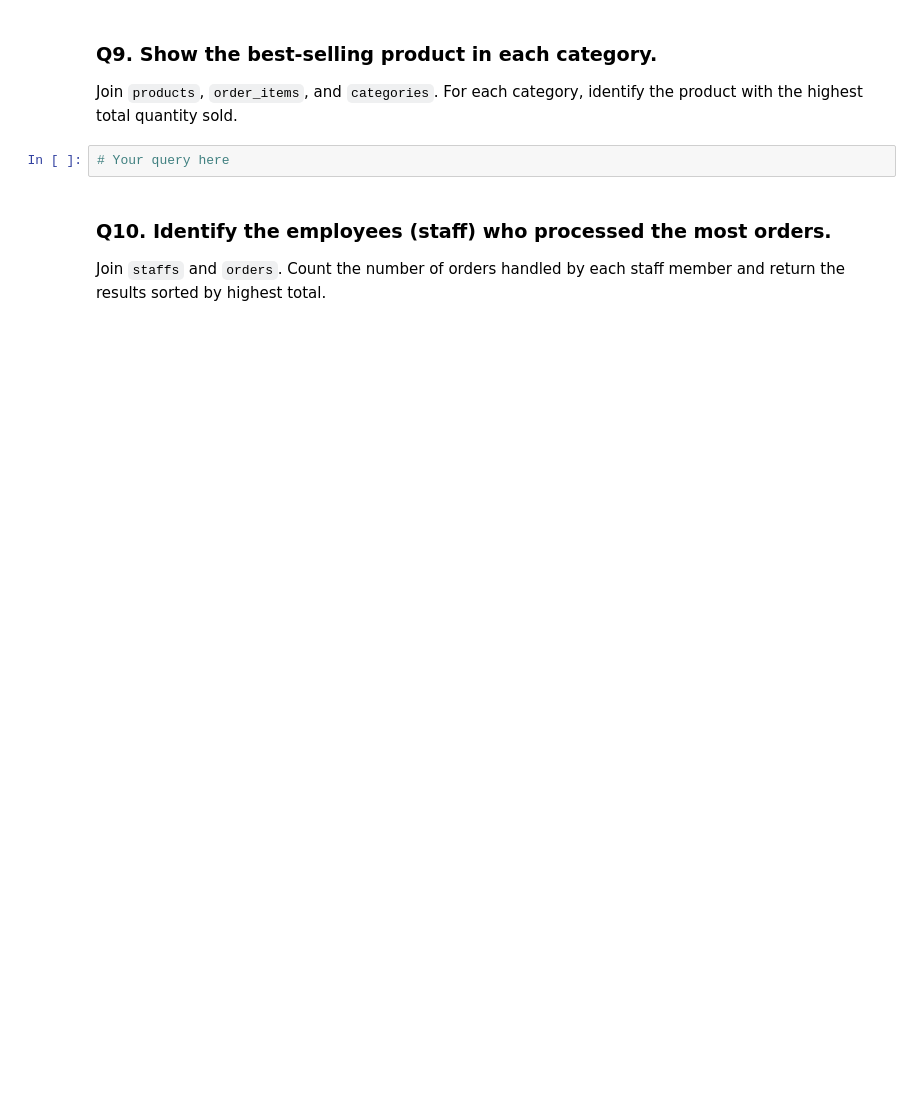
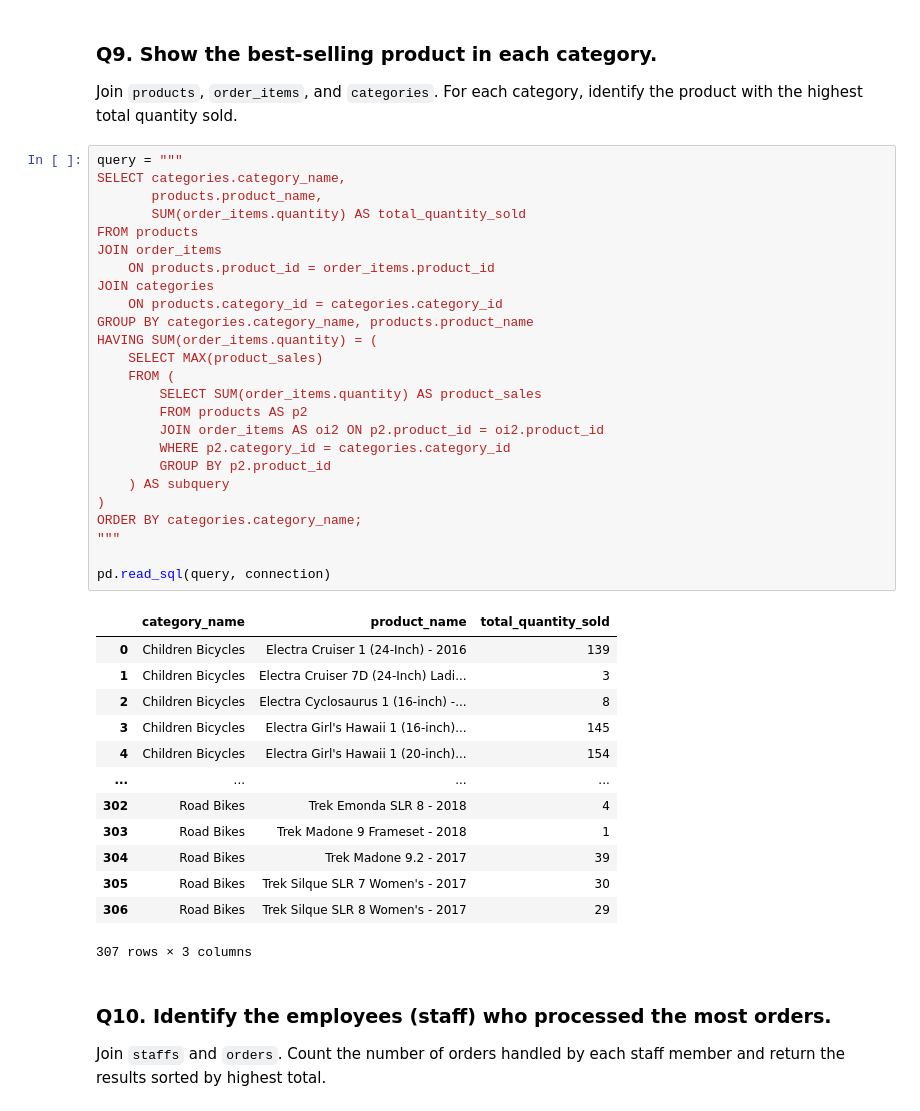
Before and after one commit to angelakberry/SQL_More_Fun, a Jupyter notebook: workflow_practice.ipynb, the cells around one changed output. Drawn from its saved outputs; the diff is of its cells as text; blank space fills up the shorter version.

```diff
--- a/workflow_practice.ipynb
+++ b/workflow_practice.ipynb
@@ -161,7 +289,44 @@ Join `customers`, `orders`, and `order_items`. Sum the total spending per custom
 
 Join `products`, `order_items`, and `categories`. For each category, identify the product with the highest total quantity sold.
 # %%
-# Your query here
+query = """
+SELECT categories.category_name,
+       products.product_name,
+       SUM(order_items.quantity) AS total_quantity_sold
+FROM products
+JOIN order_items
+    ON products.product_id = order_items.product_id
+JOIN categories
+    ON products.category_id = categories.category_id
+GROUP BY categories.category_name, products.product_name
+HAVING SUM(order_items.quantity) = (
+    SELECT MAX(product_sales)
+    FROM (
+        SELECT SUM(order_items.quantity) AS product_sales
+        FROM products AS p2
+        JOIN order_items AS oi2 ON p2.product_id = oi2.product_id
+        WHERE p2.category_id = categories.category_id
+        GROUP BY p2.product_id
+    ) AS subquery
+)
+ORDER BY categories.category_name;
+"""
+
+pd.read_sql(query, connection)
+# %% [output]
+|  | category_name | product_name | total_quantity_sold |
+| 0 | Children Bicycles | Electra Cruiser 1 (24-Inch) - 2016 | 139 |
+| 1 | Children Bicycles | Electra Cruiser 7D (24-Inch) Ladi... | 3 |
+| 2 | Children Bicycles | Electra Cyclosaurus 1 (16-inch) -... | 8 |
+| 3 | Children Bicycles | Electra Girl's Hawaii 1 (16-inch)... | 145 |
+| 4 | Children Bicycles | Electra Girl's Hawaii 1 (20-inch)... | 154 |
+| ... | ... | ... | ... |
+| 302 | Road Bikes | Trek Emonda SLR 8 - 2018 | 4 |
+| 303 | Road Bikes | Trek Madone 9 Frameset - 2018 | 1 |
+| 304 | Road Bikes | Trek Madone 9.2 - 2017 | 39 |
+| 305 | Road Bikes | Trek Silque SLR 7 Women's - 2017 | 30 |
+| 306 | Road Bikes | Trek Silque SLR 8 Women's - 2017 | 29 |
+307 rows × 3 columns
 # %% [markdown]
 ### Q10. Identify the employees (staff) who processed the most orders.
 
```
Also changed, not shown: parts of 8 cells of this notebook, 1 other file.
